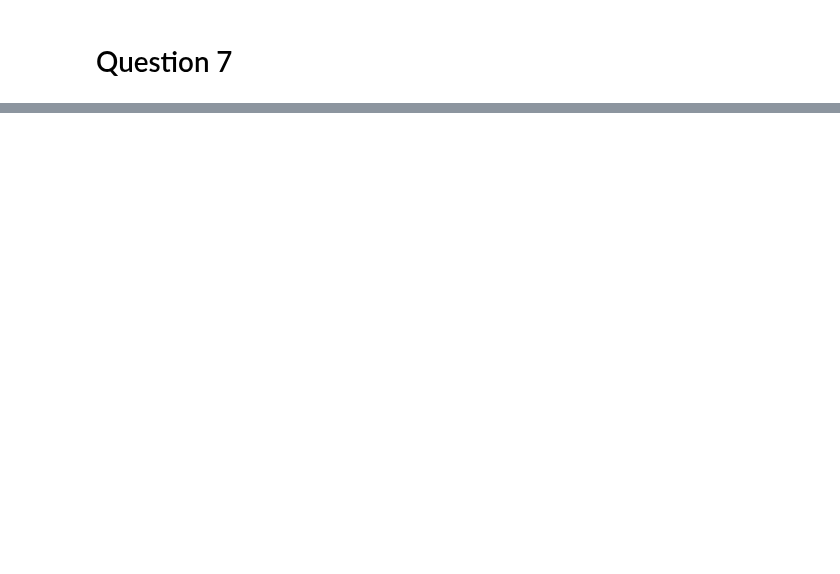
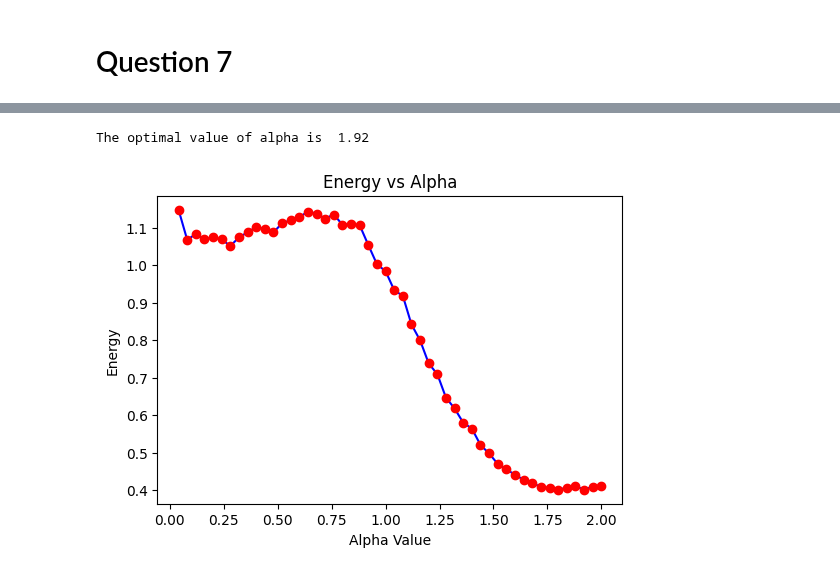
Before and after one commit to chandan-kumarsahu/P452-Computational-Physics, a Jupyter notebook: Endsem/Endsem.ipynb, the cells around one changed output, grey strips where cells are left out. Cells and saved outputs as stored; diff of their text form; code cells hidden in the pictures; blank space fills up the shorter version.

```diff
--- a/Endsem/Endsem.ipynb
+++ b/Endsem/Endsem.ipynb
@@ -314,0 +246,58 @@ a = 2.0: E = 0.16386785932762865
+# %%
+# Calculate the potential energy.
+def potential_energy(rho, alpha):
+    if abs(rho) < 2:
+        return 0.25 * (alpha**2 - rho**2)**2
+    else:
+        return 0
+
+# Calculate the total energy.
+def total_energy(rho_list, alpha):
+    return 0.5 * (1 / (alpha**2 - rho_list**2) + rho_list**2)
+
+# Generate alpha values
+alpha_values = np.linspace(0, 2, 51)
+energy_values = []
+acceptance_ratio = []
+
+for alpha in alpha_values:
+    rho = 0.001
+    step_size = 0.8
+    rho_list = [rho]
+    acceptances = 0
+    rejections = 0
+
+    for _ in range(20000):
+        old_probability = potential_energy(rho, alpha)
+        new_rho = rho + (np.random.randn()) * step_size
+        new_probability = potential_energy(new_rho, alpha)
+        acceptance_probability = np.random.uniform()
+
+        if acceptance_probability < min(1, new_probability / old_probability):
+            rho = new_rho
+            if _ > 5000:
+                rho_list.append(rho)
+            acceptances += 1
+        else:
+            rejections += 1
+
+    acceptance_ratio.append(acceptances / (acceptances + rejections))
+    rho_list = np.array(rho_list)
+    energies = total_energy(rho_list, alpha)
+    average_energy = energies.mean()
+    energy_values.append(average_energy)
+
+# Print the result
+print("The optimal value of alpha is ", alpha_values[np.where(energy_values==min(energy_values[1:]))[0][0]])
+
+# Plot the energy graph
+plt.figure(figsize=(6, 4))
+plt.plot(alpha_values[1:], energy_values[1:], 'b')
+plt.plot(alpha_values[1:], energy_values[1:], 'ro')
+plt.xlabel("Alpha Value")
+plt.ylabel("Energy")
+plt.title("Energy vs Alpha")
+plt.show()
+# %% [output]
+The optimal value of alpha is  1.92
+[figure, added]
```
Also changed, not shown: parts of 3 cells of this notebook.
